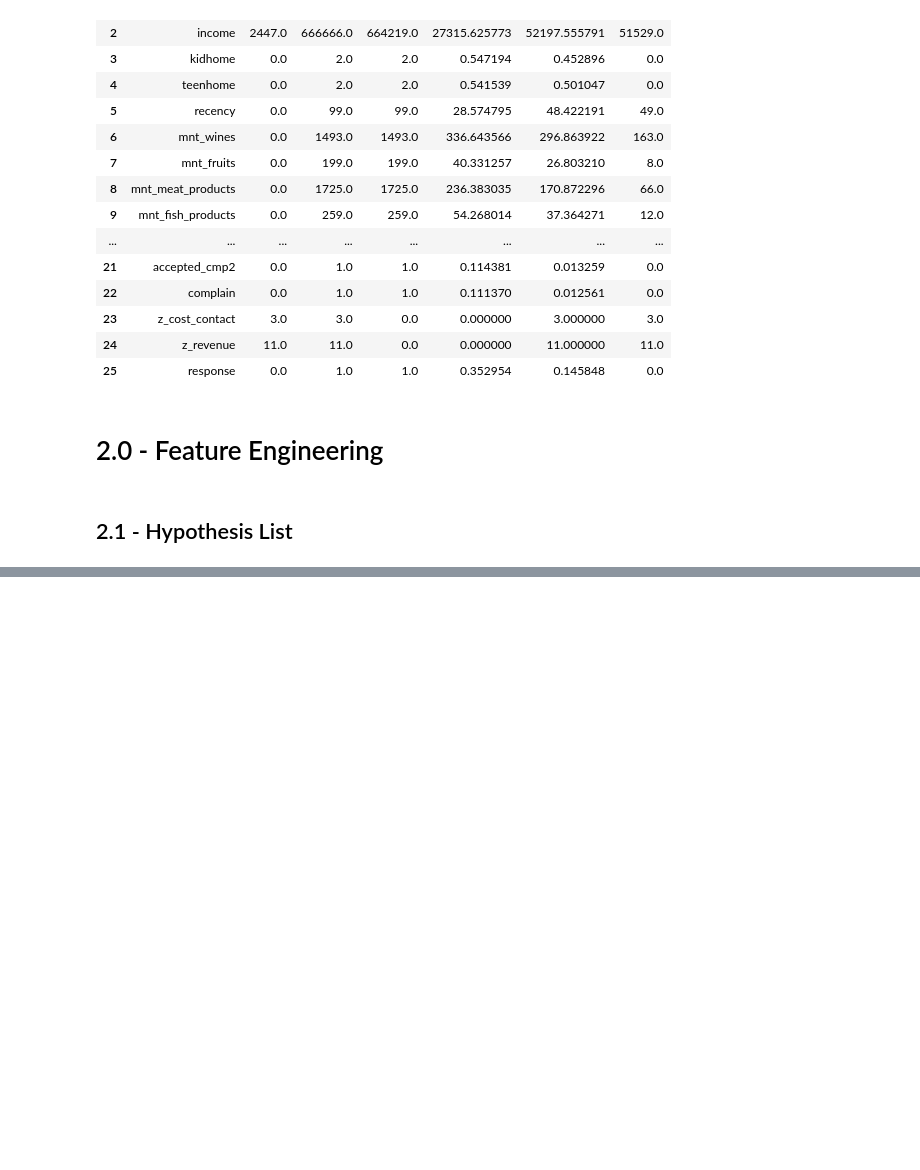
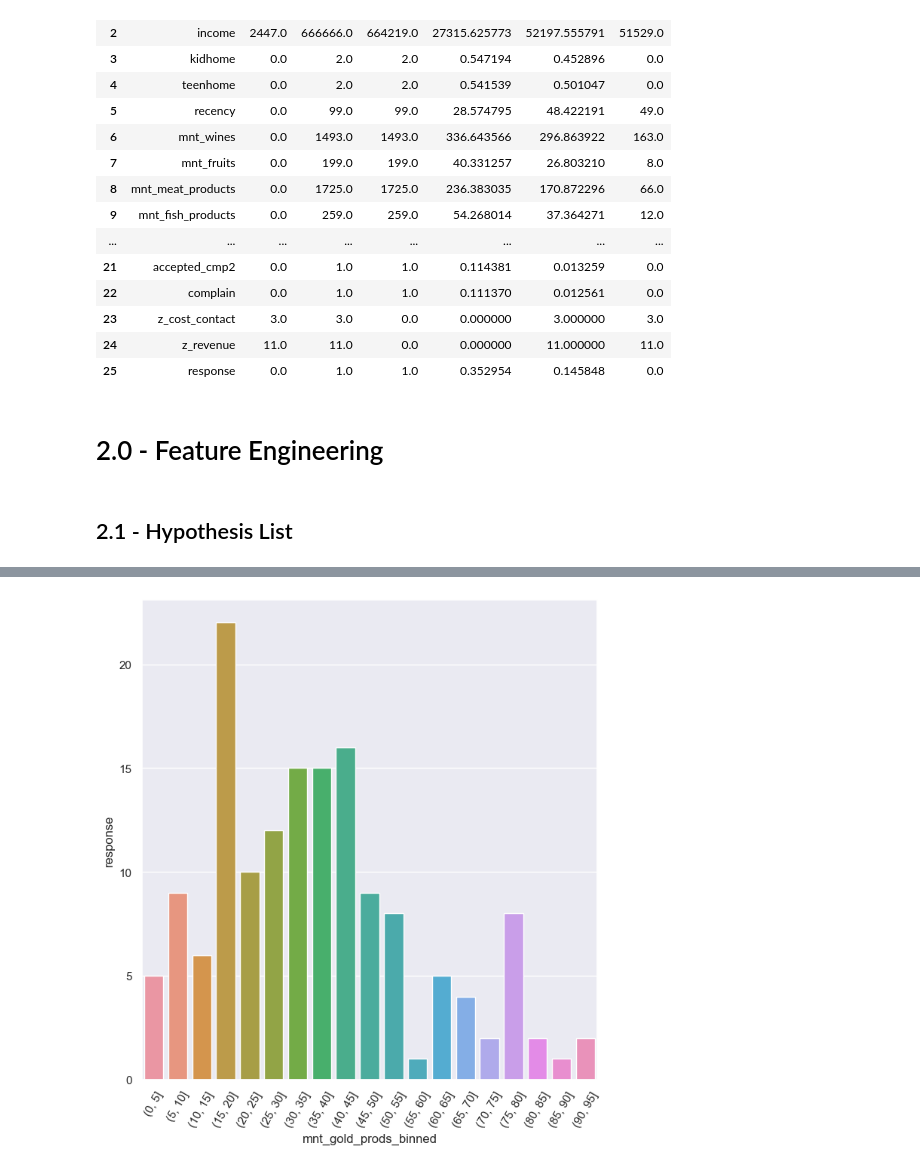
Before and after one commit to andersonrenatobonif/case_food_delivery, a Jupyter notebook: notebooks/v001.ipynb, the cells around one changed output, grey strips where cells are left out. Cells and saved outputs as stored; diff of their text form; code cells hidden in the pictures; blank space fills up the shorter version.

```diff
--- a/notebooks/v001.ipynb
+++ b/notebooks/v001.ipynb
@@ -378,0 +358,10 @@ sns.displot(data=df3, x='income', hue='response',kind="ecdf" );
+# %%
+aux4 = df3[['mnt_gold_prods', 'response']].groupby('mnt_gold_prods').sum().reset_index()
+
+bins = list(np.arange(0, 100, 5))
+aux4['mnt_gold_prods_binned'] = pd.cut(aux4['mnt_gold_prods'], bins=bins)
+h4_1 = aux4[['mnt_gold_prods_binned', 'response']].groupby('mnt_gold_prods_binned').sum().reset_index()
+sns.barplot(x= 'mnt_gold_prods_binned', y='response', data=h4_1)
+plt.xticks(rotation=60);
+# %% [output]
+[figure, added]
```
Also changed, not shown: parts of 64 cells of this notebook.
